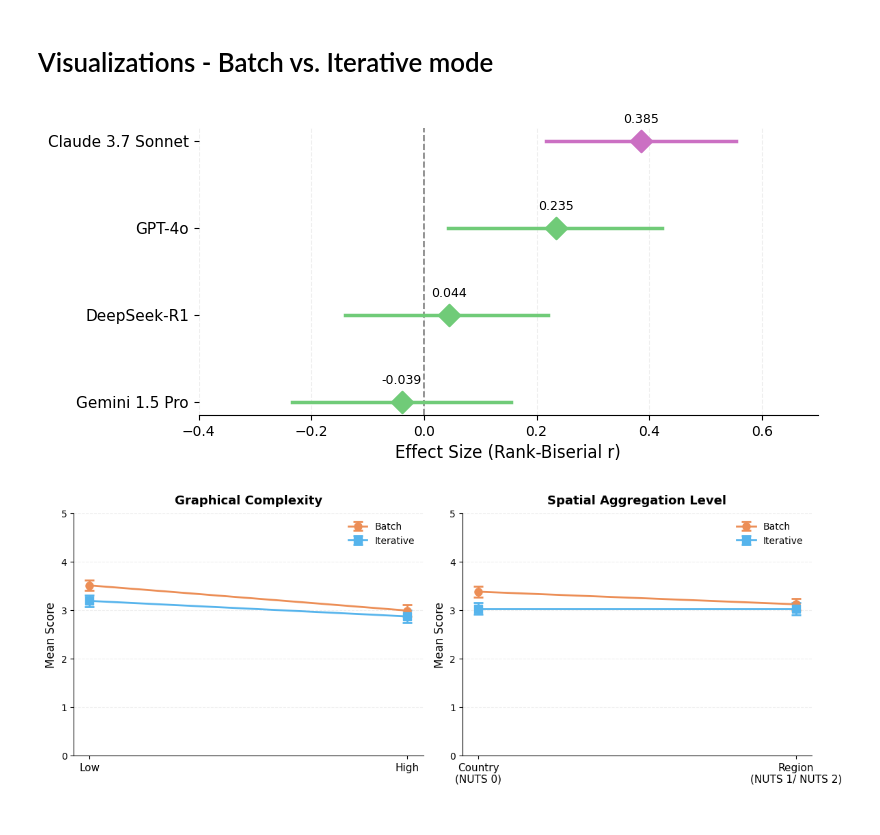
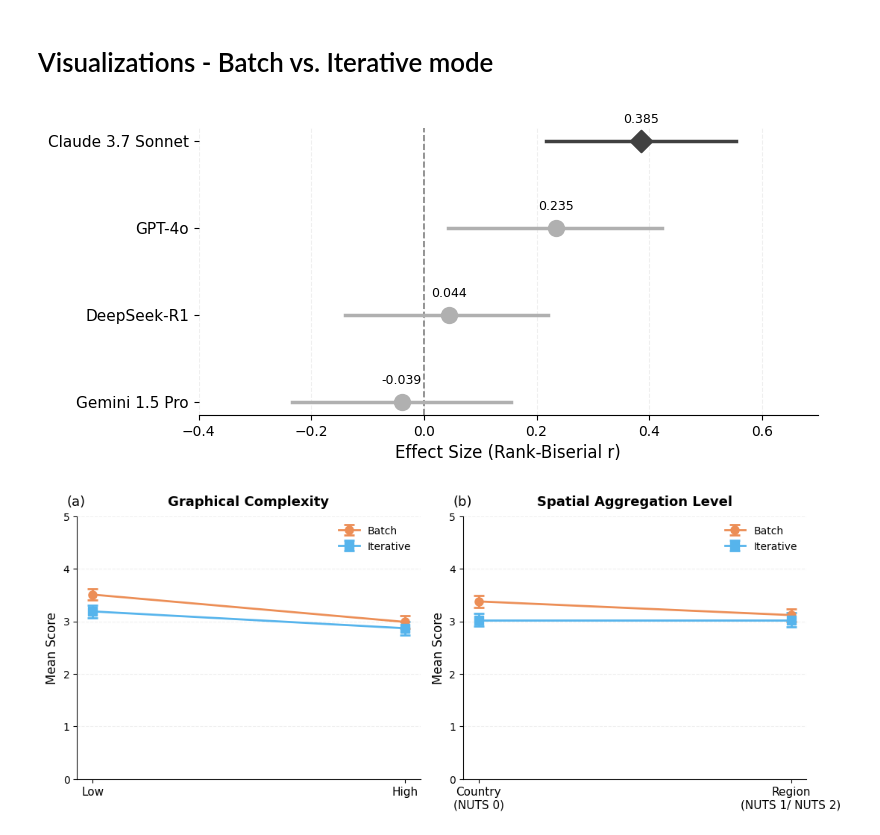
Before and after one commit to MartaSolarz/evaluation-genai-statistical-maps, a Jupyter notebook: statistical_analysis/batch_vs_iterative/visualizations.ipynb, the cells around one changed output. Cells and saved outputs as stored; diff of their text form; code cells hidden in the pictures.

```diff
--- a/statistical_analysis/batch_vs_iterative/visualizations.ipynb
+++ b/statistical_analysis/batch_vs_iterative/visualizations.ipynb
@@ -20,17 +20,21 @@ p_values_plot = [p_values_plot[i] for i in sorted_indices]
 
 fig1, ax1 = plt.subplots(figsize=(8, 4))
 plt.style.use('default')
+fig1.patch.set_facecolor('white')
+ax1.set_facecolor('white')
 
 y_positions = np.arange(len(models))
 
-colors = ['#cb70c3' if p < 0.05 else '#70cb78' for p in p_values_plot]
+# Greyscale: dark gray for significant (p<0.05), light gray for non-significant
+colors = ['#404040' if p < 0.05 else '#B0B0B0' for p in p_values_plot]
+markers = ['D' if p < 0.05 else 'o' for p in p_values_plot]
 
 for i, (lower, upper, color) in enumerate(zip(ci_lower_plot, ci_upper_plot, colors)):
     ax1.plot([lower, upper], [i, i], color=color, linewidth=2.5, zorder=1)
 
-for i, (es, color, p) in enumerate(zip(effect_sizes, colors, p_values_plot)):
+for i, (es, color, marker, p) in enumerate(zip(effect_sizes, colors, markers, p_values_plot)):
     ax1.scatter(es, i, s=120, color=color, zorder=5,
-                linewidths=1.5, marker='D')
+                linewidths=1.5, marker=marker)
 
     ax1.text(es, i - 0.25, f'{es:.3f}', va='center', ha='center',
              fontsize=9)
@@ -56,7 +60,7 @@ plt.tight_layout(rect=[0, 0.05, 1, 1])
 plt.savefig('../../results/plots/figure10.png', dpi=300, bbox_inches='tight', facecolor='white')
 plt.show()
 # %% [output]
-[figure, old version]
+[figure, new version]
 # %%
 interaction_data = pd.DataFrame({
     'condition': ['Low/Batch', 'Low/Iterative', 'High/Batch', 'High/Iterative',
@@ -65,7 +69,7 @@ interaction_data = pd.DataFrame({
     'se': [0.11, 0.12, 0.12, 0.13, 0.11, 0.12, 0.12, 0.13]
 })
 
-fig2, (ax2a, ax2b) = plt.subplots(1, 2, figsize=(12, 5))
+fig2, (ax2a, ax2b) = plt.subplots(1, 2, figsize=(11, 5))
 plt.style.use('default')
 
 # Panel A: Graphical Complexity
@@ -100,31 +104,38 @@ ax2a.legend(loc='upper right', fontsize=10, frameon=False)
 nuts_batch = interaction_data[interaction_data['condition'].str.contains('Country|Region') &
                               interaction_data['condition'].str.contains('Batch')]
 nuts_iter = interaction_data[interaction_data['condition'].str.contains('Country|Region') &
                             interaction_data['condition'].str.contains('Iterative')]
 
 batch_means_nuts = [nuts_batch.iloc[0]['mean'], nuts_batch.iloc[1]['mean']]
 iter_means_nuts = [nuts_iter.iloc[0]['mean'], nuts_iter.iloc[1]['mean']]
 batch_se_nuts = [nuts_batch.iloc[0]['se'], nuts_batch.iloc[1]['se']]
 iter_se_nuts = [nuts_iter.iloc[0]['se'], nuts_iter.iloc[1]['se']]
 
 ax2b.errorbar(x_pos, batch_means_nuts, yerr=batch_se_nuts, marker='o', markersize=8,
              color='#ec8e56', linewidth=2, capsize=5, capthick=2, label='Batch', zorder=3)
 ax2b.errorbar(x_pos, iter_means_nuts, yerr=iter_se_nuts, marker='s', markersize=8,
              color='#56b4ec', linewidth=2, capsize=5, capthick=2, label='Iterative', zorder=3)
 
+
 ax2b.set_xticks(x_pos)
 ax2b.set_xticklabels(['Country\n(NUTS 0)', 'Region\n(NUTS 1/ NUTS 2)'], fontsize=11)
 ax2b.set_ylabel('Mean Score', fontsize=12)
 ax2b.set_ylim(0, 5)
 ax2b.yaxis.grid(True, linestyle='--', alpha=0.2)
 ax2b.set_axisbelow(True)
 ax2b.spines['top'].set_visible(False)
 ax2b.spines['right'].set_visible(False)
 ax2b.set_title('Spatial Aggregation Level', fontsize=13, fontweight='bold', pad=10)
 ax2b.legend(loc='upper right', fontsize=10, frameon=False)
 
+ax2a.text(-0.03, 1.08, '(a)', transform=ax2a.transAxes,
+          fontsize=13, va='top', ha='left')
+
+ax2b.text(-0.03, 1.08, '(b)', transform=ax2b.transAxes,
+          fontsize=13, va='top', ha='left')
+
 plt.tight_layout(rect=[0, 0.05, 1, 0.96])
 plt.savefig('../../results/plots/figure11.png', dpi=300, bbox_inches='tight')
 plt.show()
 # %% [output]
-[figure, old version]
+[figure, new version]
```
Also changed, not shown: 13 other files.
